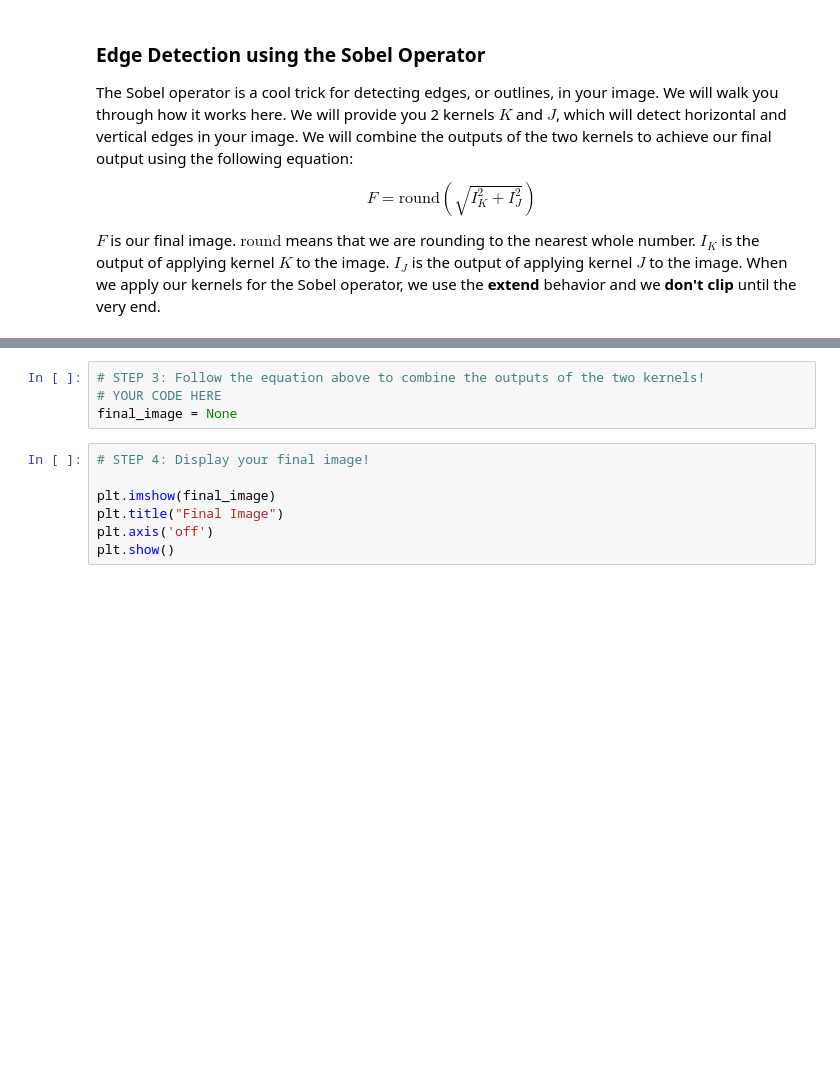
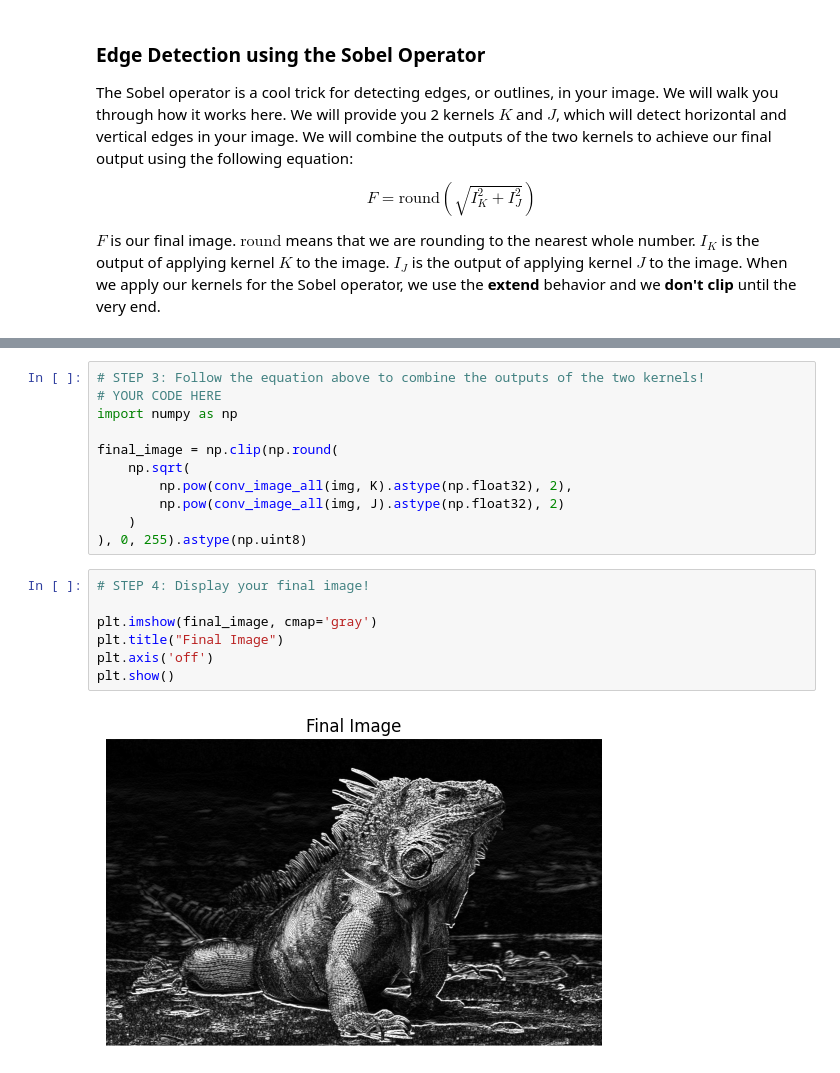
Before and after one commit to Vardan2009/Discover-Comp-Photo, a Jupyter notebook: 02-Conv/conv_special_effects.ipynb, the cells around one changed output, grey strips where cells are left out. Saved outputs shown, nothing was run; the diff lists cells and outputs as text; blank space fills up the shorter version.

Commit message:
Finished conv_special_effects

```diff
--- a/02-Conv/conv_special_effects.ipynb
+++ b/02-Conv/conv_special_effects.ipynb
@@ -68,14 +140,23 @@ J = np.array([
 # %%
 # STEP 3: Follow the equation above to combine the outputs of the two kernels!
 # YOUR CODE HERE
-final_image = None
+import numpy as np
+
+final_image = np.clip(np.round(
+    np.sqrt(
+        np.pow(conv_image_all(img, K).astype(np.float32), 2),
+        np.pow(conv_image_all(img, J).astype(np.float32), 2)
+    )
+), 0, 255).astype(np.uint8)
 # %%
 # STEP 4: Display your final image!
 
-plt.imshow(final_image)
+plt.imshow(final_image, cmap='gray')
 plt.title("Final Image")
 plt.axis('off')
 plt.show()
+# %% [output]
+[figure, added]
 # %% [markdown]
 ### Glow Effect
 
```
Also changed, not shown: parts of 4 cells of this notebook, 1 other file.
